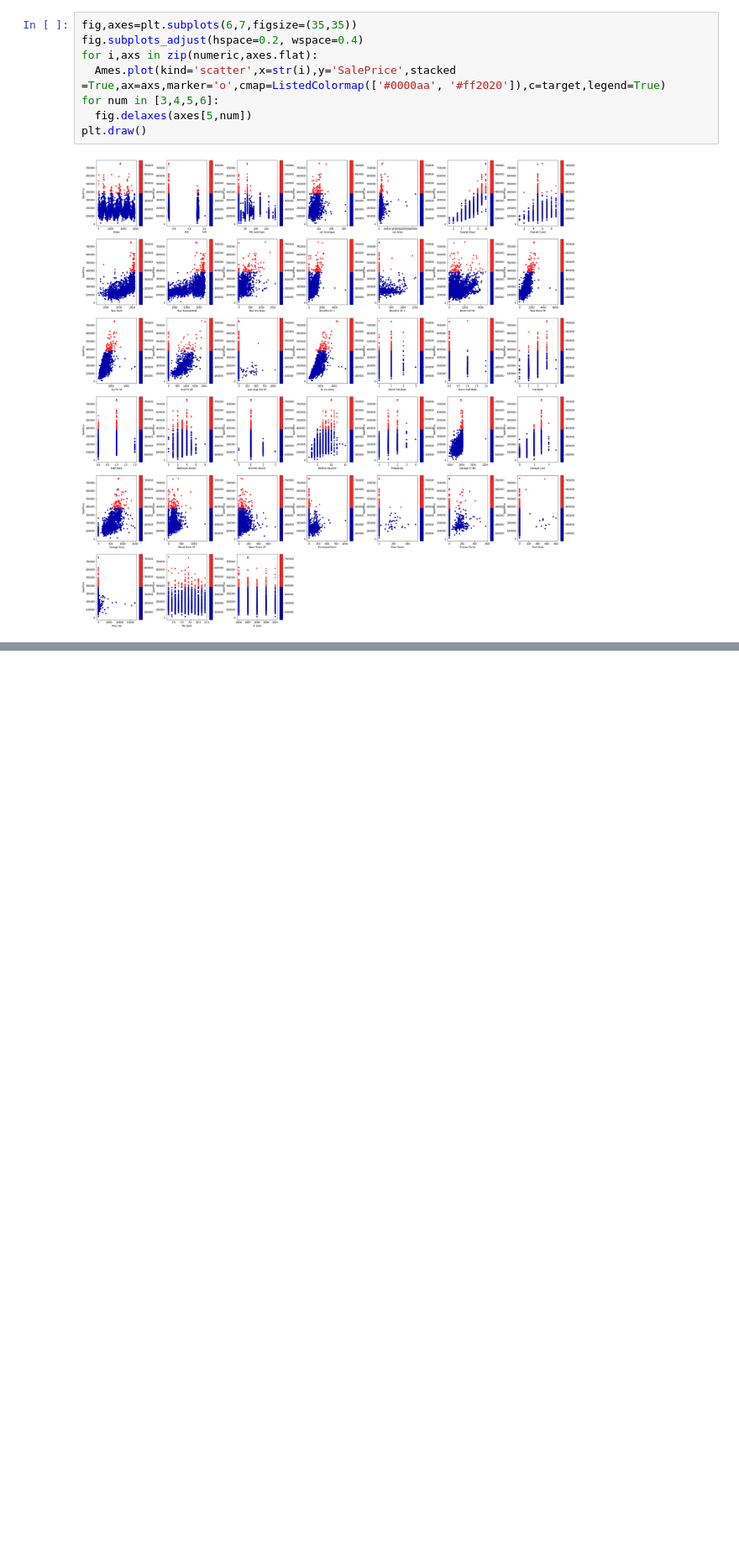
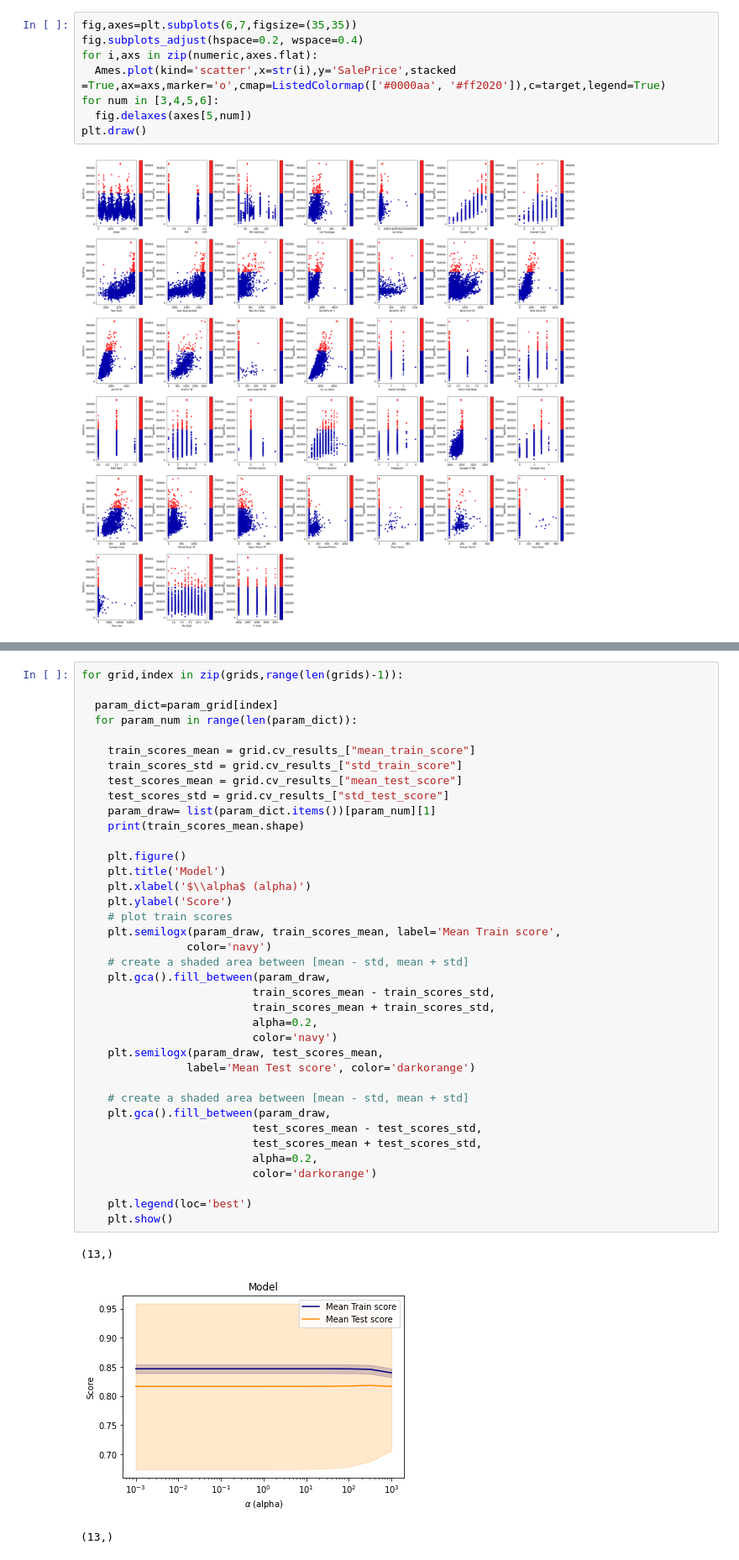
Before and after one commit to TawadrosGamal/Machine-learning-Implmentations, a Jupyter notebook: Regression_on_Ames_Housing_Dataset_.ipynb, the cells around one changed output, grey strips where cells are left out. Shown at 84% size. Drawn from its saved outputs; the diff is of its cells as text; blank space fills up the shorter version.

```diff
--- a/Regression_on_Ames_Housing_Dataset_.ipynb
+++ b/Regression_on_Ames_Housing_Dataset_.ipynb
@@ -234,0 +251,42 @@ plt.plot(models_score,models_score2)
+# %%
+for grid,index in zip(grids,range(len(grids)-1)):
+
+  param_dict=param_grid[index]
+  for param_num in range(len(param_dict)):
+
+    train_scores_mean = grid.cv_results_["mean_train_score"]
+    train_scores_std = grid.cv_results_["std_train_score"]
+    test_scores_mean = grid.cv_results_["mean_test_score"]
+    test_scores_std = grid.cv_results_["std_test_score"]
+    param_draw= list(param_dict.items())[param_num][1]
+    print(train_scores_mean.shape)
+
+    plt.figure()
+    plt.title('Model')
+    plt.xlabel('$\\alpha$ (alpha)')
+    plt.ylabel('Score')
+    # plot train scores
+    plt.semilogx(param_draw, train_scores_mean, label='Mean Train score',
+                color='navy')
+    # create a shaded area between [mean - std, mean + std]
+    plt.gca().fill_between(param_draw,
+                          train_scores_mean - train_scores_std,
+                          train_scores_mean + train_scores_std,
+                          alpha=0.2,
+                          color='navy')
+    plt.semilogx(param_draw, test_scores_mean,
+                label='Mean Test score', color='darkorange')
+
+    # create a shaded area between [mean - std, mean + std]
+    plt.gca().fill_between(param_draw,
+                          test_scores_mean - test_scores_std,
+                          test_scores_mean + test_scores_std,
+                          alpha=0.2,
+                          color='darkorange')
+
+    plt.legend(loc='best')
+    plt.show()
+# %% [output]
+(13,)
+[figure, added]
+(13,)
```
Also changed, not shown: parts of 15 cells of this notebook.
